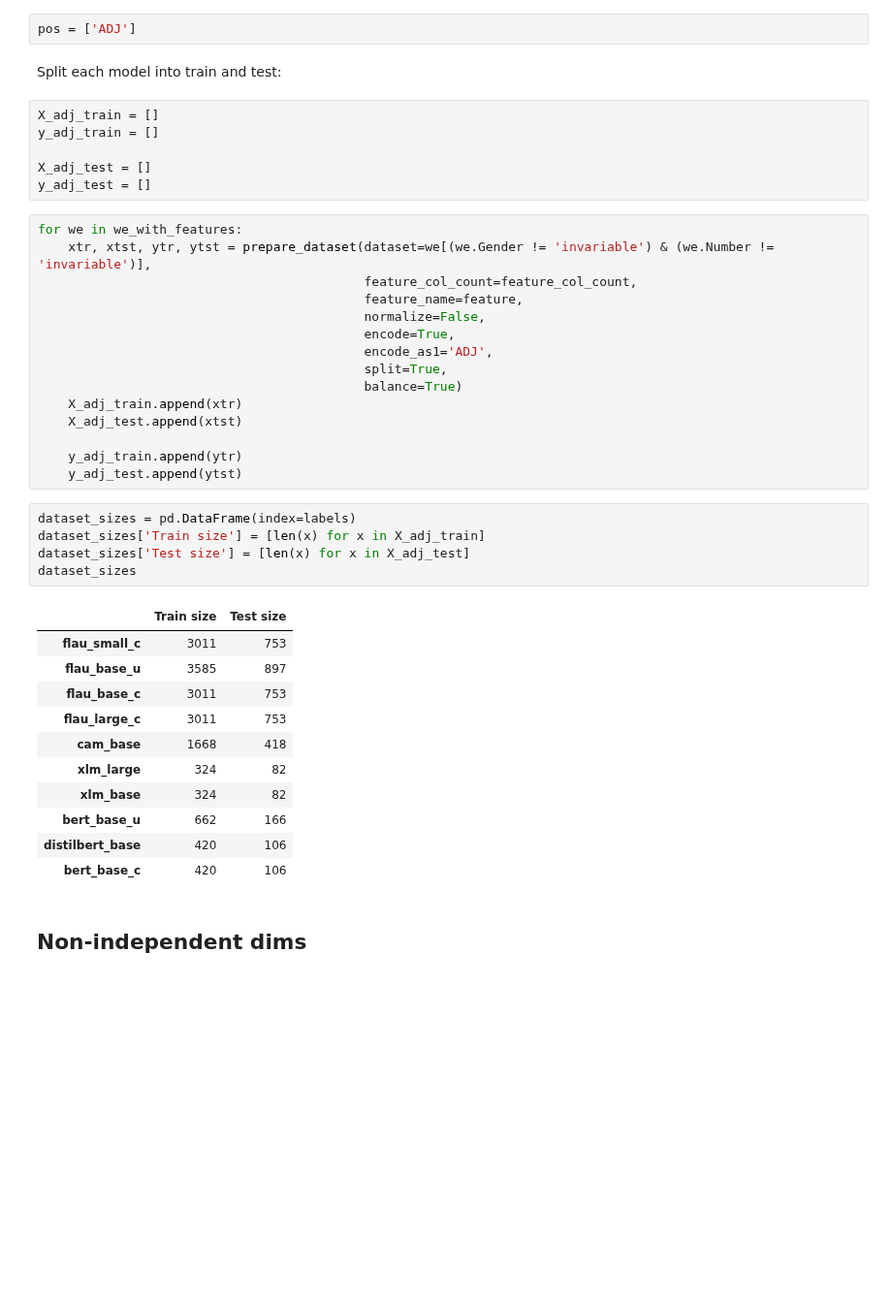
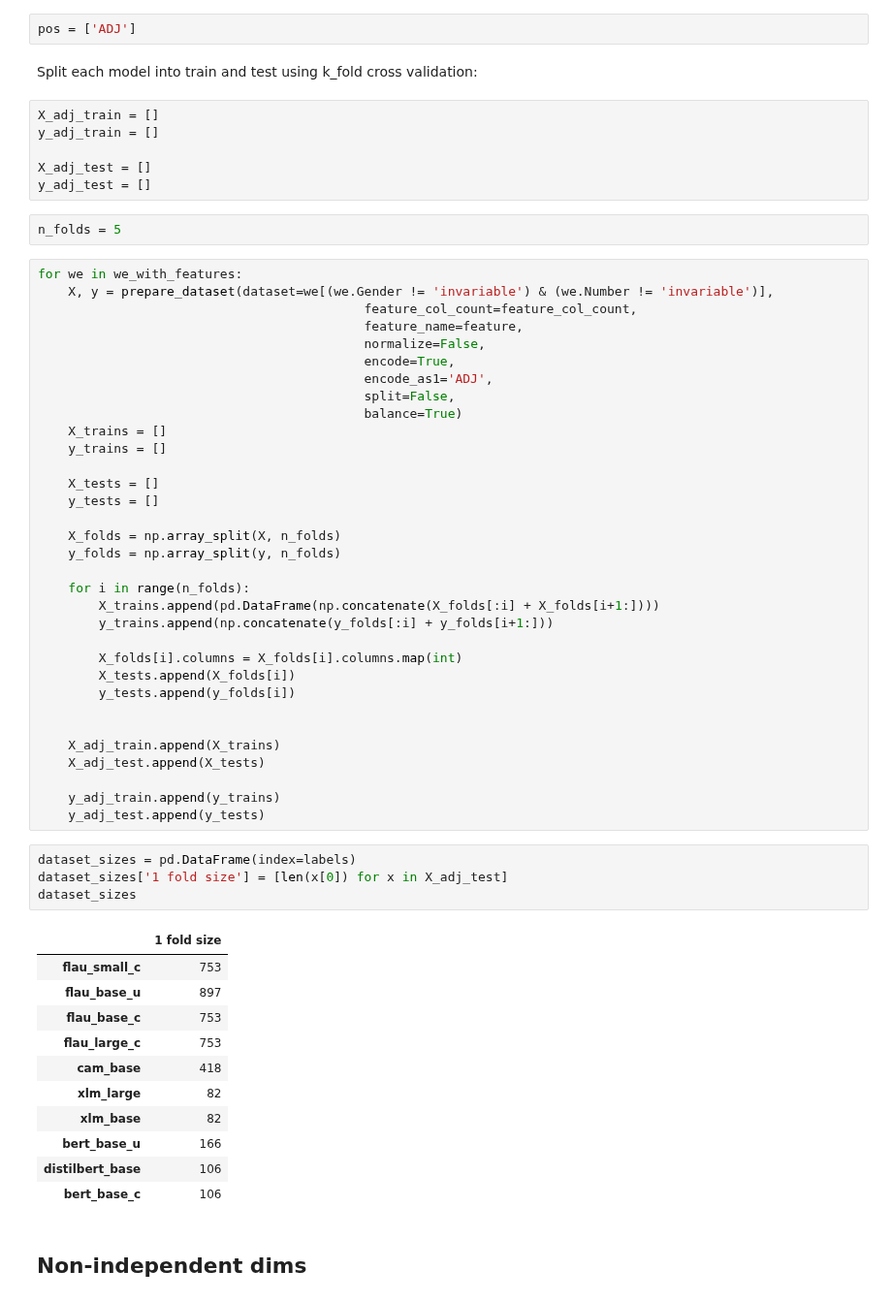
Before and after one commit to ClementineBleuze/WordEmbeddings, a Jupyter notebook: 7-Final Experiment/3b - POS experiment, ADJ.ipynb, the cells around one changed output. Shown at 97% size. Saved outputs shown, nothing was run; the diff lists cells and outputs as text; blank space fills up the shorter version.

```diff
--- a/7-Final Experiment/3b - POS experiment, ADJ.ipynb
+++ b/7-Final Experiment/3b - POS experiment, ADJ.ipynb
@@ -97,44 +101,63 @@ feature = 'POS'
 # %%
 pos = ['ADJ']
 # %% [markdown]
-Split each model into train and test:
+Split each model into train and test using k_fold cross validation:
 # %%
 X_adj_train = []
 y_adj_train = []
 
 X_adj_test = []
 y_adj_test = []
+# %%
+n_folds = 5
 # %%
 for we in we_with_features:
-    xtr, xtst, ytr, ytst = prepare_dataset(dataset=we[(we.Gender != 'invariable') & (we.Number != 'invariable')],
+    X, y = prepare_dataset(dataset=we[(we.Gender != 'invariable') & (we.Number != 'invariable')],
                                            feature_col_count=feature_col_count,
                                            feature_name=feature,
                                            normalize=False,
                                            encode=True,
                                            encode_as1='ADJ',
-                                           split=True,
+                                           split=False,
                                            balance=True)
-    X_adj_train.append(xtr)
-    X_adj_test.append(xtst)
+    X_trains = []
+    y_trains = []
 
-    y_adj_train.append(ytr)
-    y_adj_test.append(ytst)
+    X_tests = []
+    y_tests = []
+
+    X_folds = np.array_split(X, n_folds)
+    y_folds = np.array_split(y, n_folds)
+
+    for i in range(n_folds):
+        X_trains.append(pd.DataFrame(np.concatenate(X_folds[:i] + X_folds[i+1:])))
+        y_trains.append(np.concatenate(y_folds[:i] + y_folds[i+1:]))
+
+        X_folds[i].columns = X_folds[i].columns.map(int)
+        X_tests.append(X_folds[i])
+        y_tests.append(y_folds[i])
+
+
+    X_adj_train.append(X_trains)
+    X_adj_test.append(X_tests)
+
+    y_adj_train.append(y_trains)
+    y_adj_test.append(y_tests)
 # %%
 dataset_sizes = pd.DataFrame(index=labels)
-dataset_sizes['Train size'] = [len(x) for x in X_adj_train]
-dataset_sizes['Test size'] = [len(x) for x in X_adj_test]
+dataset_sizes['1 fold size'] = [len(x[0]) for x in X_adj_test]
 dataset_sizes
 # %% [output]
-|  | Train size | Test size |
-| flau_small_c | 3011 | 753 |
-| flau_base_u | 3585 | 897 |
-| flau_base_c | 3011 | 753 |
-| flau_large_c | 3011 | 753 |
-| cam_base | 1668 | 418 |
-| xlm_large | 324 | 82 |
-| xlm_base | 324 | 82 |
-| bert_base_u | 662 | 166 |
-| distilbert_base | 420 | 106 |
-| bert_base_c | 420 | 106 |
+|  | 1 fold size |
+| flau_small_c | 753 |
+| flau_base_u | 897 |
+| flau_base_c | 753 |
+| flau_large_c | 753 |
+| cam_base | 418 |
+| xlm_large | 82 |
+| xlm_base | 82 |
+| bert_base_u | 166 |
+| distilbert_base | 106 |
+| bert_base_c | 106 |
 # %% [markdown]
 ## Non-independent dims
```
Also changed, not shown: parts of 53 cells of this notebook, 15 other files.
